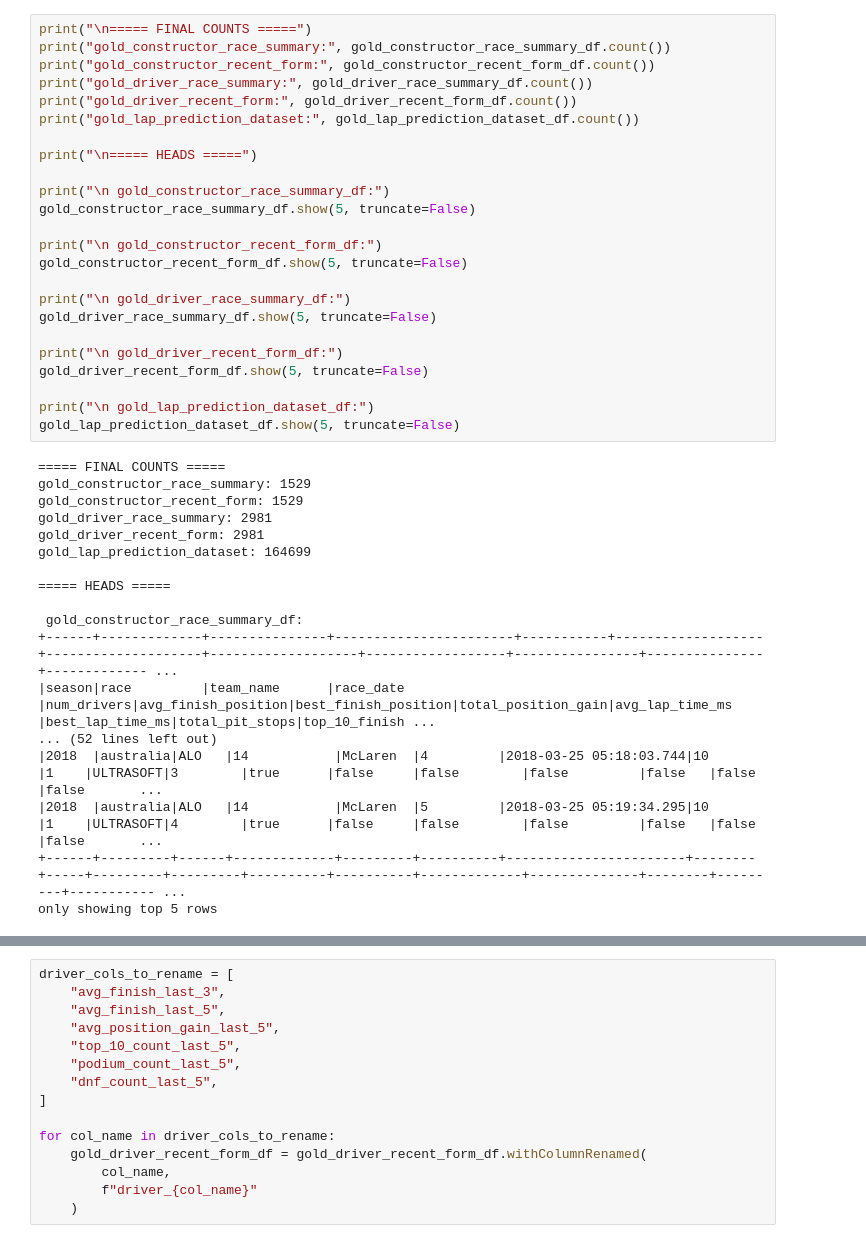
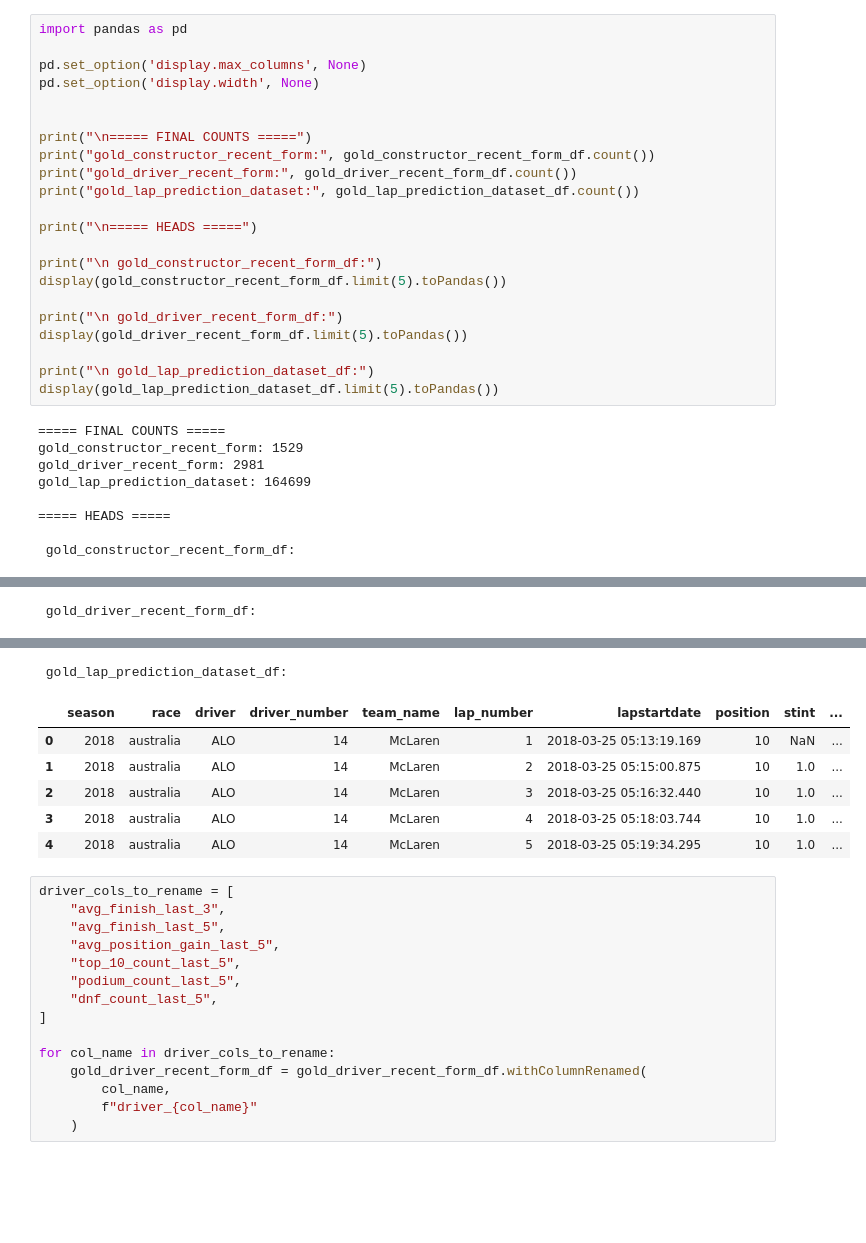
Before and after one commit to Selim-chahdoura/Motosport_data_platform, a Jupyter notebook: notebooks/prepare_lap_prediction_for_ml.ipynb, the cells around one changed output, grey strips where cells are left out. Drawn from its saved outputs; the diff is of its cells as text; blank space fills up the shorter version.

```diff
--- a/notebooks/prepare_lap_prediction_for_ml.ipynb
+++ b/notebooks/prepare_lap_prediction_for_ml.ipynb
@@ -68,44 +64,33 @@ Loading season_2023
 Loading season_2024
 Loading season_2025
 # %%
+import pandas as pd
+
+pd.set_option('display.max_columns', None)
+pd.set_option('display.width', None)
+
+
 print("\n===== FINAL COUNTS =====")
-print("gold_constructor_race_summary:", gold_constructor_race_summary_df.count())
 print("gold_constructor_recent_form:", gold_constructor_recent_form_df.count())
-print("gold_driver_race_summary:", gold_driver_race_summary_df.count())
 print("gold_driver_recent_form:", gold_driver_recent_form_df.count())
 print("gold_lap_prediction_dataset:", gold_lap_prediction_dataset_df.count())
 
 print("\n===== HEADS =====")
 
-print("\n gold_constructor_race_summary_df:")
-gold_constructor_race_summary_df.show(5, truncate=False)
-
 print("\n gold_constructor_recent_form_df:")
-gold_constructor_recent_form_df.show(5, truncate=False)
-
-print("\n gold_driver_race_summary_df:")
-gold_driver_race_summary_df.show(5, truncate=False)
+display(gold_constructor_recent_form_df.limit(5).toPandas())
 
 print("\n gold_driver_recent_form_df:")
-gold_driver_recent_form_df.show(5, truncate=False)
+display(gold_driver_recent_form_df.limit(5).toPandas())
 
 print("\n gold_lap_prediction_dataset_df:")
-gold_lap_prediction_dataset_df.show(5, truncate=False)
+display(gold_lap_prediction_dataset_df.limit(5).toPandas())
 # %% [output]
 ===== FINAL COUNTS =====
-gold_constructor_race_summary: 1529
 gold_constructor_recent_form: 1529
-gold_driver_race_summary: 2981
 gold_driver_recent_form: 2981
 gold_lap_prediction_dataset: 164699
 
 ===== HEADS =====
 
- gold_constructor_race_summary_df:
-+------+-------------+---------------+-----------------------+-----------+-------------------+--------------------+-------------------+------------------+----------------+---------------+------------- ...
-|season|race         |team_name      |race_date              |num_drivers|avg_finish_position|best_finish_position|total_position_gain|avg_lap_time_ms   |best_lap_time_ms|total_pit_stops|top_10_finish ...
-... (52 lines left out)
-|2018  |australia|ALO   |14           |McLaren  |4         |2018-03-25 05:18:03.744|10      |1    |ULTRASOFT|3        |true      |false     |false        |false         |false   |false    |false       ...
-|2018  |australia|ALO   |14           |McLaren  |5         |2018-03-25 05:19:34.295|10      |1    |ULTRASOFT|4        |true      |false     |false        |false         |false   |false    |false       ...
-+------+---------+------+-------------+---------+----------+-----------------------+--------+-----+---------+---------+----------+----------+-------------+--------------+--------+---------+----------- ...
-only showing top 5 rows
+ gold_constructor_recent_form_df:
@@ -111,0 +103 @@ only showing top 5 rows
+ gold_driver_recent_form_df:
@@ -112,3 +110,10 @@ only showing top 5 rows
+ gold_lap_prediction_dataset_df:
+|  | season | race | driver | driver_number | team_name | lap_number | lapstartdate | position | stint | ... |
+| 0 | 2018 | australia | ALO | 14 | McLaren | 1 | 2018-03-25 05:13:19.169 | 10 | NaN | ... |
+| 1 | 2018 | australia | ALO | 14 | McLaren | 2 | 2018-03-25 05:15:00.875 | 10 | 1.0 | ... |
+| 2 | 2018 | australia | ALO | 14 | McLaren | 3 | 2018-03-25 05:16:32.440 | 10 | 1.0 | ... |
+| 3 | 2018 | australia | ALO | 14 | McLaren | 4 | 2018-03-25 05:18:03.744 | 10 | 1.0 | ... |
+| 4 | 2018 | australia | ALO | 14 | McLaren | 5 | 2018-03-25 05:19:34.295 | 10 | 1.0 | ... |
 # %%
 driver_cols_to_rename = [
     "avg_finish_last_3",
```
Also changed, not shown: parts of 9 cells of this notebook.
